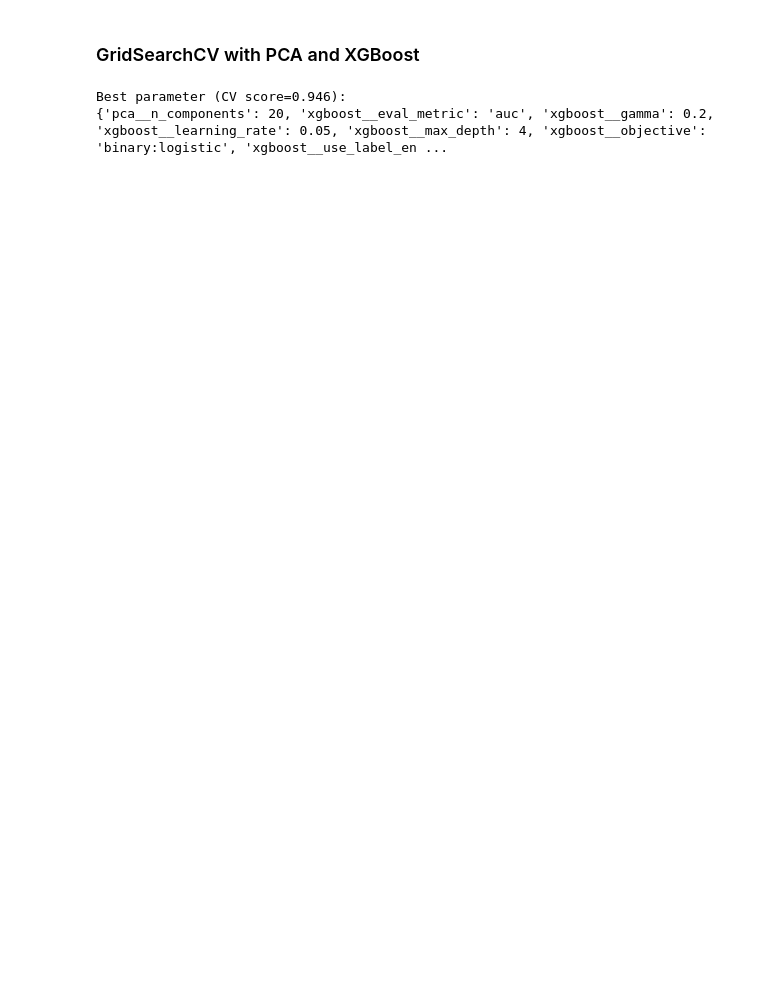
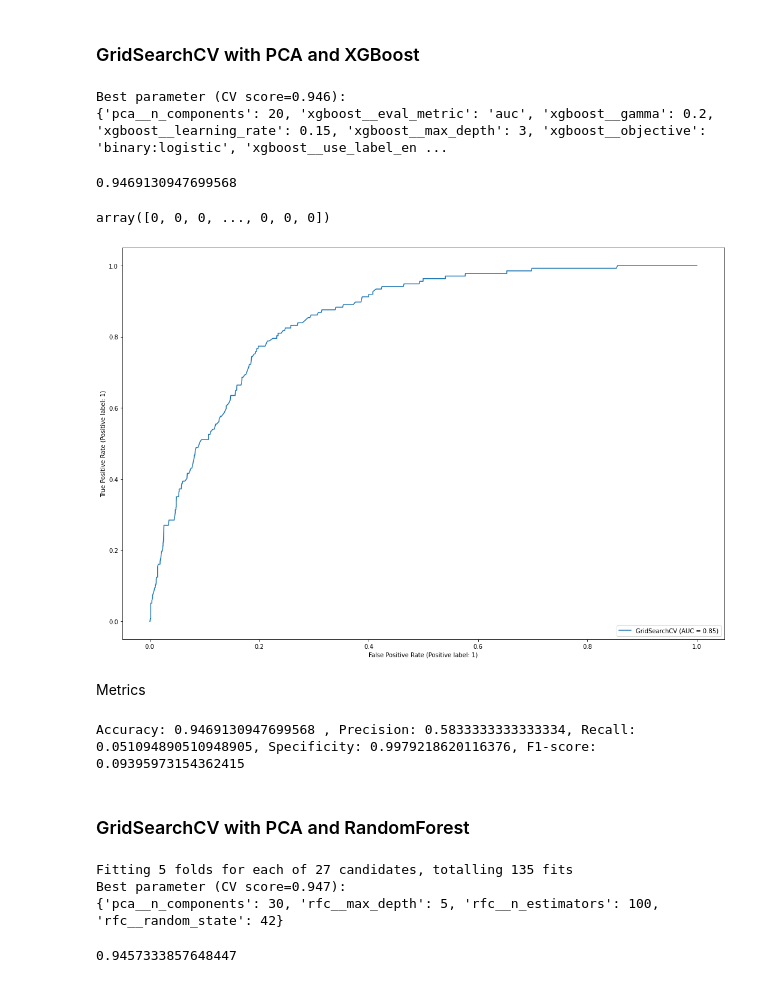
Before and after one commit to kevwee-lab/G.A-Project-4, a Jupyter notebook: working-folder/Zhi Qiang/ModellingCombined.ipynb, the cells around one changed output. Drawn from its saved outputs; the diff is of its cells as text; code cells hidden in the pictures; blank space fills up the shorter version.

Commit message:
Completed modelling section with xgboost, randomforest and extratrees

```diff
--- a/working-folder/Zhi Qiang/ModellingCombined.ipynb
+++ b/working-folder/Zhi Qiang/ModellingCombined.ipynb
@@ -280,11 +271,12 @@ pipe_pca_xgboost = Pipeline(steps = [('pca', PCA()),
                          ('xgboost', XGBClassifier())]
                )
 
+#Default booster: gbtree
 pipeline_param = {
     'pca__n_components': [20, 30, 40],
-    'xgboost__max_depth': [3, 4, 5],
-    'xgboost__gamma' : [ 0.0, 0.2 , 0.4 ],
-    'xgboost__learning_rate' : [0.05, 0.15, 0.25],
+    'xgboost__max_depth': [3, 4, 5, 6], #Depth of tree (higher value implies liekly overfit)
+    'xgboost__gamma' : [ 0.0, 0.2 , 0.4], #Min loss reduction required for further partition
+    'xgboost__learning_rate' : [0.15, 0.25, 0.35], #step size feature weight shrinkage
     'xgboost__use_label_encoder' : [False],
     'xgboost__eval_metric': ["auc"],
     "xgboost__objective" : ["binary:logistic"]
@@ -293,16 +285,16 @@ pipeline_param = {
 gs_pca_xg = GridSearchCV(
     pipe_pca_xgboost,
     param_grid = pipeline_param,
-    cv = 5)
+    cv = 5,
+    verbose = 1)
 
 gs_pca_xg.fit(X_train_scaled, y_train)
 
-
 print("Best parameter (CV score=%0.3f):" % gs_pca_xg.best_score_)
 print(gs_pca_xg.best_params_)
 # %% [output]
 Best parameter (CV score=0.946):
-{'pca__n_components': 20, 'xgboost__eval_metric': 'auc', 'xgboost__gamma': 0.2, 'xgboost__learning_rate': 0.05, 'xgboost__max_depth': 4, 'xgboost__objective': 'binary:logistic', 'xgboost__use_label_en ...
+{'pca__n_components': 20, 'xgboost__eval_metric': 'auc', 'xgboost__gamma': 0.2, 'xgboost__learning_rate': 0.15, 'xgboost__max_depth': 3, 'xgboost__objective': 'binary:logistic', 'xgboost__use_label_en ...
 # %%
 #{'pca__n_components': 20, 'xgboost__gamma': 0.2, 'xgboost__learning_rate': 0.05, 'xgboost__max_depth': 4}
 best_param = gs_pca_xg.best_params_
@@ -313,3 +309,16 @@ xgboost_max_depth = best_param["xgboost__max_depth"]
 # %%
 # Evaluate the best model on the test data.
 print(gs_pca_xg.score(X_test_scaled, y_test))
+# %% [output]
+0.9469130947699568
+# %%
+ypreds = gs_pca_xg.predict(X_test_scaled)
+ypreds
+# %% [output]
+array([0, 0, 0, ..., 0, 0, 0])
+# %%
+# calculate roc curve
+fig, ax = plt.subplots(figsize = (18,12))
+plot_roc_curve(gs_pca_xg, X_test_scaled, y_test, ax = ax);
+# %% [output]
+[figure, added]
@@ -315,0 +329,48 @@ print(gs_pca_xg.score(X_test_scaled, y_test))
+# %% [markdown]
+Metrics
+# %%
+#accuracy
+accuracy = (tp+tn)/(tn+fp+fn+tp)
+
+precision = tp/(tp+fp)
+
+#Sensitivity/recall/true positive rate
+recall = tp/(tp+fn)
+
+#specificity/true negative rate
+specificity = tn/(tn+fp)
+
+#F1 score
+f1score = 2 * precision * recall/ (precision + recall)
+
+print(f"Accuracy: {accuracy} , Precision: {precision}, Recall: {recall}, Specificity: {specificity}, F1-score: {f1score}")
+# %% [output]
+Accuracy: 0.9469130947699568 , Precision: 0.5833333333333334, Recall: 0.051094890510948905, Specificity: 0.9979218620116376, F1-score: 0.09395973154362415
+# %% [markdown]
+### GridSearchCV with PCA and RandomForest
+# %%
+pipe_pca_rf = Pipeline(steps = [('pca', PCA()),
+                         ('rfc', RandomForestClassifier())]
+               )
+
+pipeline_param_rf = {
+    'pca__n_components': [15, 30, 40],
+    'rfc__max_depth': [3, 4, 5],
+    'rfc__random_state': [42],
+    'rfc__n_estimators': [100, 150 ,200]
+}
+
+gs_pca_rfc = GridSearchCV(
+    pipe_pca_rf,
+    param_grid = pipeline_param_rf,
+    cv = 5,
+    verbose = 1)
+
+gs_pca_rfc.fit(X_train_scaled, y_train)
+
+print("Best parameter (CV score=%0.3f):" % gs_pca_rfc.best_score_)
+print(gs_pca_rfc.best_params_)
+# %% [output]
+Fitting 5 folds for each of 27 candidates, totalling 135 fits
+Best parameter (CV score=0.947):
+{'pca__n_components': 30, 'rfc__max_depth': 5, 'rfc__n_estimators': 100, 'rfc__random_state': 42}
@@ -315,0 +386,5 @@ print(gs_pca_xg.score(X_test_scaled, y_test))
+# %%
+# Evaluate the best model on the test data.
+print(gs_pca_rfc.score(X_test_scaled, y_test))
+# %% [output]
+0.9457333857648447
```
Also changed, not shown: parts of 30 cells of this notebook, 3 other files.
